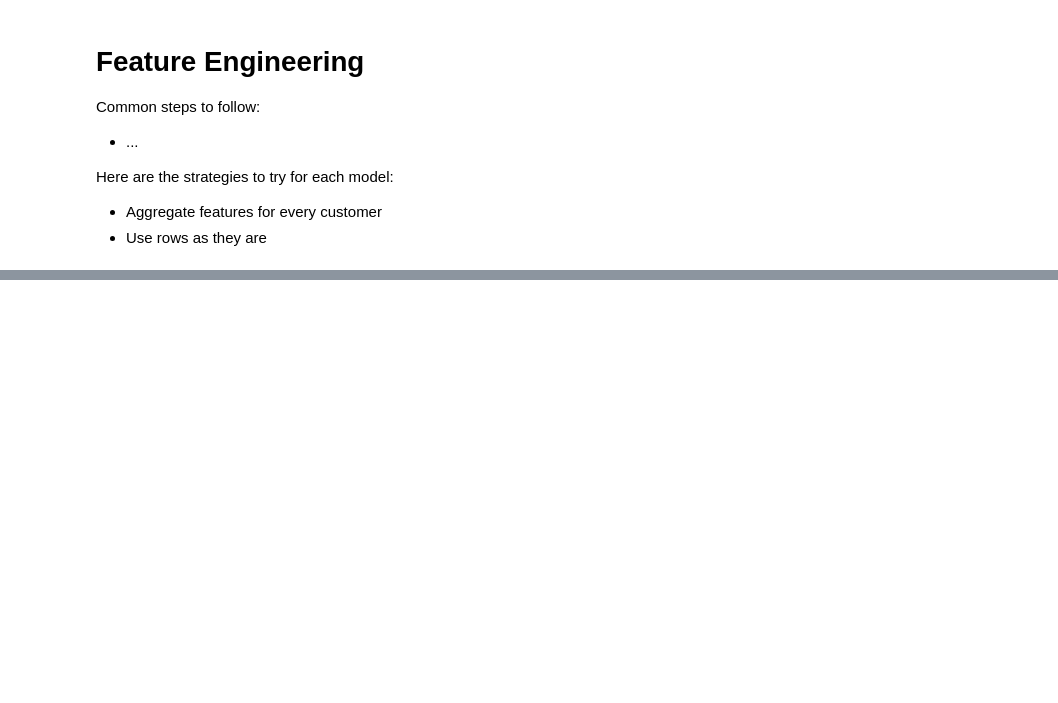
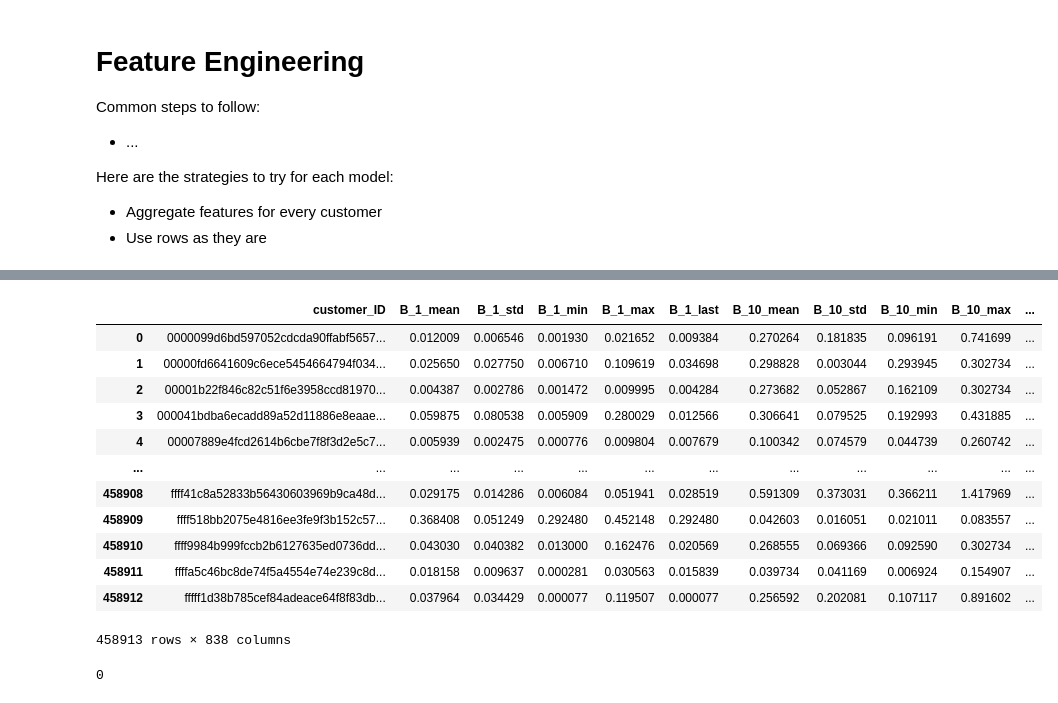
Before and after one commit to AyseAsude/American-Express-Default-Prediction, a Jupyter notebook: preprocessing.ipynb, the cells around one changed output, grey strips where cells are left out. Cells and saved outputs as stored; diff of their text form; code cells hidden in the pictures; blank space fills up the shorter version.

Commit message:
Missing data imputation and one hot encoding

```diff
--- a/preprocessing.ipynb
+++ b/preprocessing.ipynb
@@ -54,0 +54,8 @@ agg_df
+# %%
+df_to_save = agg_df.drop(columns=drop_null_cols)
+df_to_save = df_to_save.reset_index()
+for col in drop_null_cols:
+    if col in agg_catg_cols:
+        agg_catg_cols.remove(col)
+    elif col in agg_num_cols:
+        agg_num_cols.remove(col)
@@ -54,0 +99,41 @@ agg_df
+# %%
+from feature_engine.imputation import MeanMedianImputer, CategoricalImputer
+
+median_imputer = MeanMedianImputer(
+                   imputation_method='median')
+
+median_imputer.fit(df_to_save[agg_num_cols])
+df_to_save[agg_num_cols] = median_imputer.transform(df_to_save[agg_num_cols])
+# %%
+categorical_imputer = CategoricalImputer()
+
+categorical_imputer.fit(df_to_save[agg_catg_cols])
+df_to_save[agg_catg_cols] = categorical_imputer.transform(df_to_save[agg_catg_cols])
+# %%
+from feature_engine.encoding import OneHotEncoder
+
+encoder = OneHotEncoder()
+encoder.fit(df_to_save[agg_catg_cols])
+encoded_df = encoder.transform(df_to_save[agg_catg_cols])
+# %%
+temp = df_to_save.drop(columns=agg_catg_cols)
+df_to_save = pd.concat([temp, encoded_df], axis=1)
+df_to_save
+# %% [output]
+|  | customer_ID | B_1_mean | B_1_std | B_1_min | B_1_max | B_1_last | B_10_mean | B_10_std | B_10_min | B_10_max | ... |
+| 0 | 0000099d6bd597052cdcda90ffabf5657... | 0.012009 | 0.006546 | 0.001930 | 0.021652 | 0.009384 | 0.270264 | 0.181835 | 0.096191 | 0.741699 | ... |
+| 1 | 00000fd6641609c6ece5454664794f034... | 0.025650 | 0.027750 | 0.006710 | 0.109619 | 0.034698 | 0.298828 | 0.003044 | 0.293945 | 0.302734 | ... |
+| 2 | 00001b22f846c82c51f6e3958ccd81970... | 0.004387 | 0.002786 | 0.001472 | 0.009995 | 0.004284 | 0.273682 | 0.052867 | 0.162109 | 0.302734 | ... |
+| 3 | 000041bdba6ecadd89a52d11886e8eaae... | 0.059875 | 0.080538 | 0.005909 | 0.280029 | 0.012566 | 0.306641 | 0.079525 | 0.192993 | 0.431885 | ... |
+| 4 | 00007889e4fcd2614b6cbe7f8f3d2e5c7... | 0.005939 | 0.002475 | 0.000776 | 0.009804 | 0.007679 | 0.100342 | 0.074579 | 0.044739 | 0.260742 | ... |
+| ... | ... | ... | ... | ... | ... | ... | ... | ... | ... | ... | ... |
+| 458908 | ffff41c8a52833b56430603969b9ca48d... | 0.029175 | 0.014286 | 0.006084 | 0.051941 | 0.028519 | 0.591309 | 0.373031 | 0.366211 | 1.417969 | ... |
+| 458909 | ffff518bb2075e4816ee3fe9f3b152c57... | 0.368408 | 0.051249 | 0.292480 | 0.452148 | 0.292480 | 0.042603 | 0.016051 | 0.021011 | 0.083557 | ... |
+| 458910 | ffff9984b999fccb2b6127635ed0736dd... | 0.043030 | 0.040382 | 0.013000 | 0.162476 | 0.020569 | 0.268555 | 0.069366 | 0.092590 | 0.302734 | ... |
+| 458911 | ffffa5c46bc8de74f5a4554e74e239c8d... | 0.018158 | 0.009637 | 0.000281 | 0.030563 | 0.015839 | 0.039734 | 0.041169 | 0.006924 | 0.154907 | ... |
+| 458912 | fffff1d38b785cef84adeace64f8f83db... | 0.037964 | 0.034429 | 0.000077 | 0.119507 | 0.000077 | 0.256592 | 0.202081 | 0.107117 | 0.891602 | ... |
+458913 rows × 838 columns
+# %%
+df_to_save.isna().sum().sum()
+# %% [output]
+0
```
Also changed, not shown: parts of 12 cells of this notebook.
